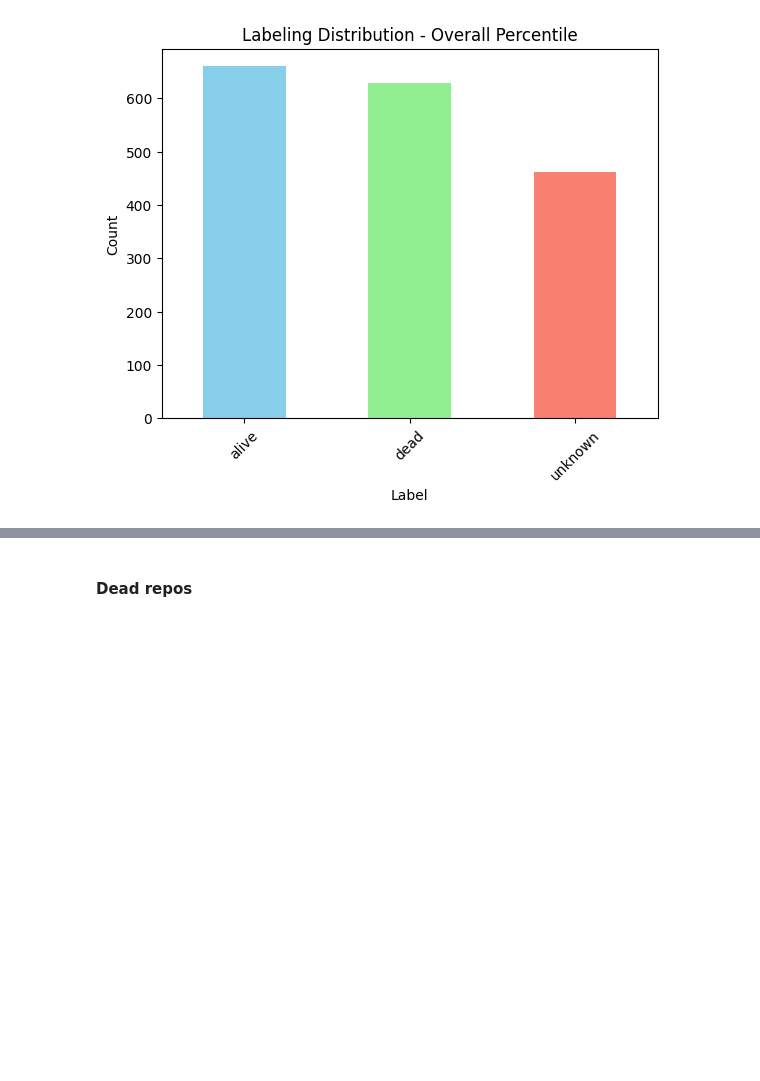
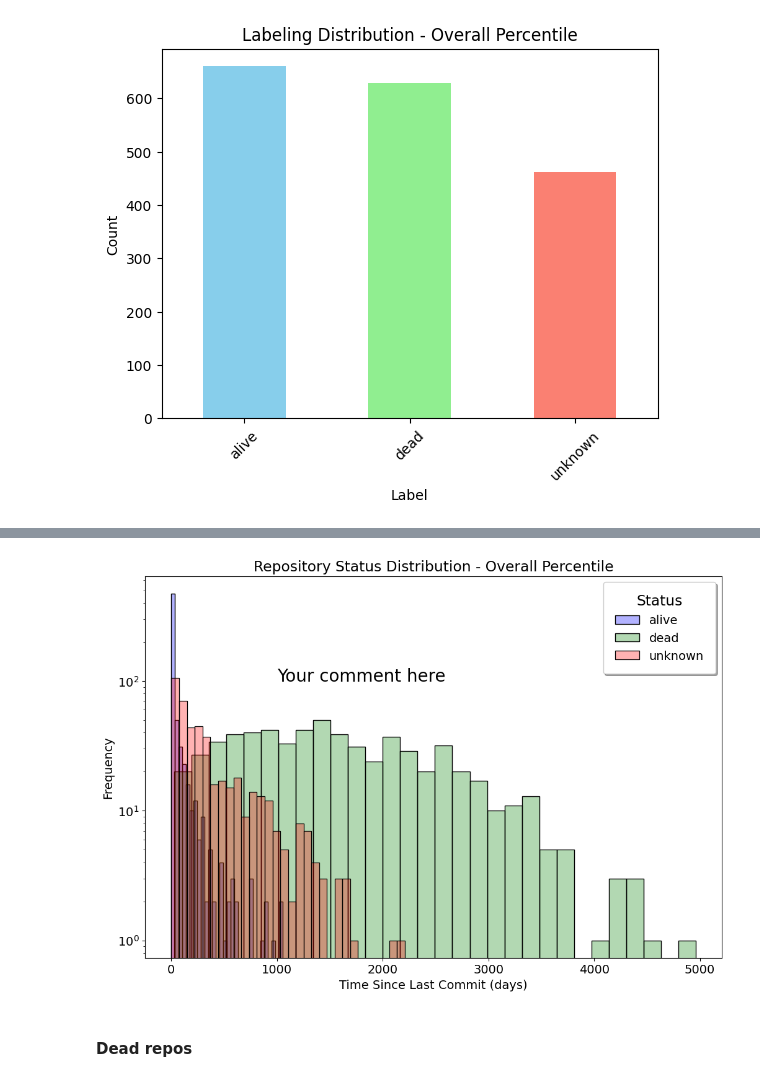
Before and after one commit to EthanFalcao/Github_Repo_EDA, a Jupyter notebook: repo_status_classification/graph_data_treshold(95thP).ipynb, the cells around one changed output, grey strips where cells are left out. Cells and saved outputs as stored; diff of their text form; code cells hidden in the pictures; blank space fills up the shorter version.

```diff
--- a/repo_status_classification/graph_data_treshold(95thP).ipynb
+++ b/repo_status_classification/graph_data_treshold(95thP).ipynb
@@ -184,3 +189,44 @@ plt.show()
+# %%
+import pandas as pd
+import seaborn as sns
+import matplotlib.pyplot as plt
+
+# Sample DataFrame for demonstration (Please use your own 'results_df')
+# results_df = pd.DataFrame({'Label': ['alive', 'dead', 'unknown']*10, 'TimeSinceLastCommit(days)': np.random.randint(1, 1000, size=30)})
+
+colors = {'alive': 'blue', 'dead': 'green', 'unknown': 'red'}
+
+# Increase global font sizes using rcParams
+plt.rcParams.update({'font.size': 14, 'legend.title_fontsize': 'large'})
+
+# Initialize the plot with increased figure size
+plt.figure(figsize=(12, 8))
+
+# Create a histplot for each classification using Seaborn
+for classification, color in colors.items():
+    sns.histplot(data=results_df[results_df['Label'] == classification],
+                 x='TimeSinceLastCommit(days)',
+                 bins=30,
+                 alpha=0.3,
+                 label=classification,
+                 color=color,
+                 edgecolor='black')
+
+plt.yscale('log')
+plt.title('Repository Status Distribution - Overall Percentile')
+plt.xlabel('Time Since Last Commit (days)')
+plt.ylabel('Frequency')
+
+# Add a text comment within the plot
+# Note: You will need to adjust the x and y coordinates to position your comment appropriately
+plt.text(x=1000, y=100, s='Your comment here', color='black', fontsize=20)
+
+# Drawing the legend with increased size and with a frame
+plt.legend(title='Status', frameon=True, shadow=True, borderpad=1)
+
+plt.show()
+# %% [output]
+[figure, added]
 # %% [markdown]
 #### Dead repos
 # %%
```
Also changed, not shown: parts of 1 cell of this notebook, 5 other files.
